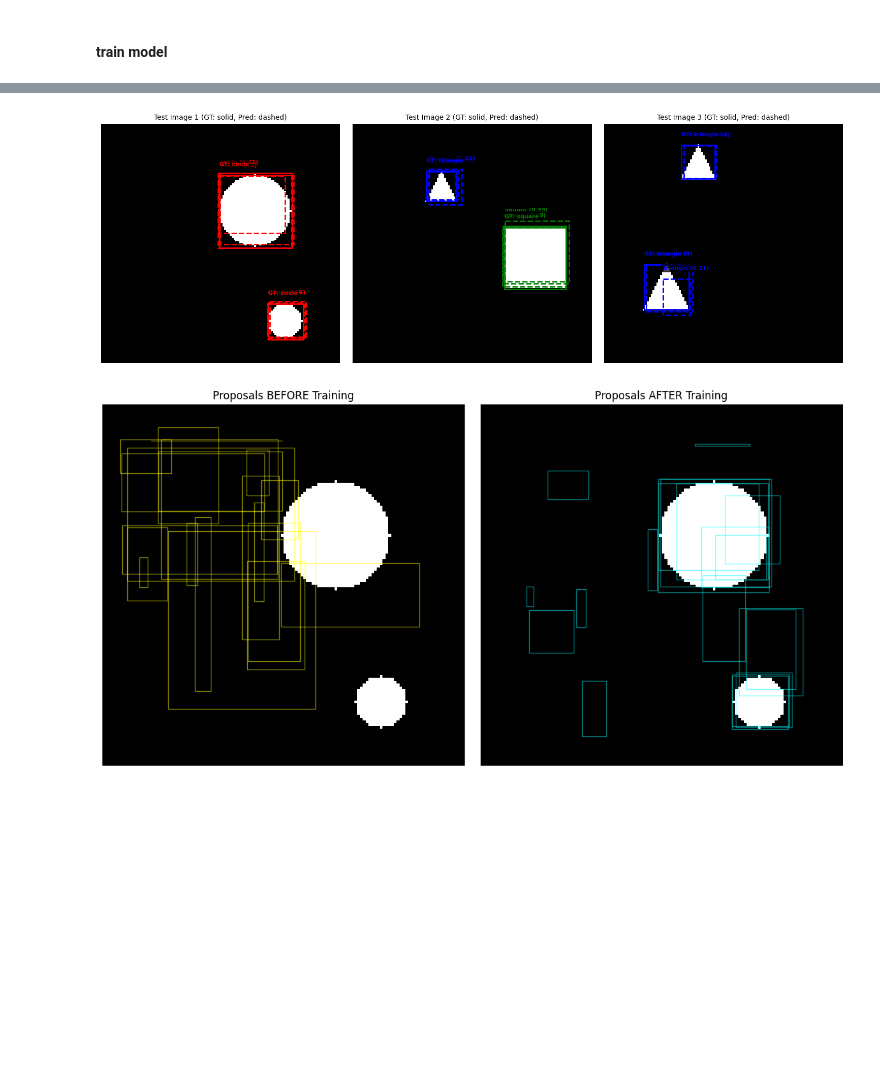
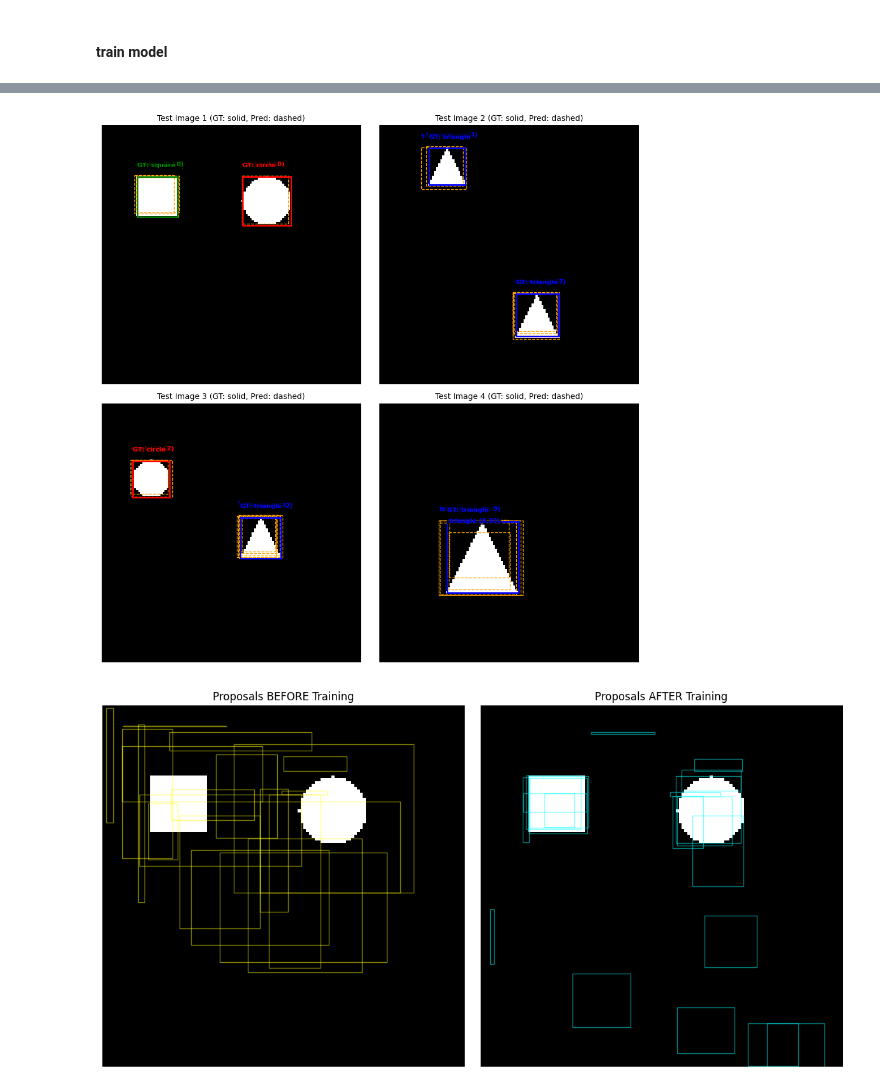
Before and after one commit to AmirhosseinRHT/Deep-Neural-Networks-Projects, a Jupyter notebook: HW3/main.ipynb, the cells around one changed output, grey strips where cells are left out. Cells and saved outputs as stored; diff of their text form; code cells hidden in the pictures; blank space fills up the shorter version.

```diff
--- a/HW3/main.ipynb
+++ b/HW3/main.ipynb
@@ -213,7 +212,7 @@ from scipy.optimize import linear_sum_assignment
 import matplotlib.pyplot as plt
 import matplotlib.patches as patches
 
-class DynamicInstanceInteractiveHead(nn.Module):
+class DynamicInteractiveHead(nn.Module):
     def __init__(self, in_channels: int, hidden_dim: int, num_classes: int, roi_output_size: tuple):
 
         super().__init__()
@@ -379,7 +378,7 @@ class Sparse_RCNN(nn.Module):
         return torch.stack([new_x, new_y, new_w, new_h], dim=-1)
 # %%
 class HungarianMatcher(nn.Module):
-    def __init__(self, class_cost=1, bbox_cost=5):
+    def __init__(self, class_cost=2, bbox_cost=5):
         super().__init__()
         self.class_cost = class_cost
         self.bbox_cost = bbox_cost
@@ -407,8 +406,8 @@ class HungarianMatcher(nn.Module):
                            torch.as_tensor(assigned_targets)))
         return indices
 # %%
-class SetCriterion(nn.Module):
-    def __init__(self, num_classes, matcher, class_weight=1.0, bbox_weight=5.0):
+class LossCriterion(nn.Module):
+    def __init__(self, num_classes, matcher, class_weight=2.0, bbox_weight=5.0):
         super().__init__()
         self.num_classes = num_classes
         self.matcher = matcher
@@ -464,9 +463,9 @@ model = Sparse_RCNN(
 ).to(device)
 
 optimizer = torch.optim.Adam(model.parameters(), lr=5e-5)
-matcher = HungarianMatcher(class_cost=1, bbox_cost=5)
-criterion = SetCriterion(num_classes=NUM_CLASSES, matcher=matcher,
-                         class_weight=1.0, bbox_weight=5.0)
+matcher = HungarianMatcher(class_cost=2, bbox_cost=5)
+criterion = LossCriterion(num_classes=NUM_CLASSES, matcher=matcher,
+                         class_weight=2.0, bbox_weight=5.0)
 
 num_epochs = 40
 train_losses = []
@@ -486,9 +485,8 @@ for epoch in range(num_epochs):
         optimizer.step()
         epoch_loss += loss.item()
 
-    avg_loss = epoch_loss / len(train_loader)
-    train_losses.append(avg_loss)
-    print(f'Epoch {epoch+1}/{num_epochs}, Loss: {avg_loss:.4f}')
+    train_losses.append(epoch_loss)
+    print(f'Epoch {epoch+1}/{num_epochs}, Loss: {epoch_loss:.4f}')
 
 
 plt.figure(figsize=(10, 5))
@@ -662,59 +659,64 @@ model.eval()
 
 CONFIDENCE_THRESHOLD = 0.3
 
-fig, axes = plt.subplots(1, 3, figsize=(15, 5))
+fig, axes = plt.subplots(2, 2, figsize=(10, 10))
 
 with torch.no_grad():
-    for idx, (image, target) in enumerate(zip(X_test[:3], y_test[:3])):
+    for idx, (image, target) in enumerate(zip(X_test[10:14], y_test[10:14])):
+        row = idx // 2
+        col = idx % 2
+
         img_tensor = torch.tensor(image, dtype=torch.float32).unsqueeze(0).unsqueeze(0).to(device)
         class_logits, pred_boxes = model(img_tensor)
         class_probs = F.softmax(class_logits, dim=-1).cpu().numpy()[0]
         pred_boxes_np = pred_boxes.cpu().numpy()[0]
+
         valid_predictions = extract_valid_predictions(class_probs, pred_boxes_np, CONFIDENCE_THRESHOLD)
+
         img_rgb = np.stack([image, image, image], axis=2)
-        axes[idx].imshow(img_rgb)
+        axes[row, col].imshow(img_rgb)
 
         for pred in valid_predictions:
             x1, y1, x2, y2 = pred['box']
             score = pred['score']
             pred_class = pred['class']
 
             rect = patches.Rectangle(
                 (x1, y1), x2-x1, y2-y1,
-                linewidth=2, edgecolor=COLORS[pred_class],
+                linewidth=1, edgecolor="orange",
                 facecolor='none', linestyle='--'
             )
-            axes[idx].add_patch(rect)
-            axes[idx].text(
+            axes[row, col].add_patch(rect)
+            axes[row, col].text(
                 x1, y1-5, f"{CLASS_NAMES[pred_class]} ({score:.2f})",
                 color=COLORS[pred_class], fontsize=8, weight='bold',
                 bbox=dict(boxstyle="round,pad=0.2", facecolor='black', alpha=0.7)
             )
 
         for shape in target:
             x, y, w, h = shape['bbox']
             label = shape['label']
 
             rect = patches.Rectangle(
                 (x, y), w, h,
                 linewidth=2, edgecolor=COLORS[label], facecolor='none'
             )
-            axes[idx].add_patch(rect)
-            axes[idx].text(
+            axes[row, col].add_patch(rect)
+            axes[row, col].text(
                 x, y-5, f"GT: {CLASS_NAMES[label]}",
                 color=COLORS[label], fontsize=8, weight='bold',
                 bbox=dict(boxstyle="round,pad=0.2", facecolor='black', alpha=0.7)
             )
 
-        axes[idx].set_title(f'Test Image {idx+1} (GT: solid, Pred: dashed)', fontsize=10)
-        axes[idx].axis('off')
+        axes[row, col].set_title(f'Test Image {idx+1} (GT: solid, Pred: dashed)', fontsize=10)
+        axes[row, col].axis('off')
 
 plt.tight_layout()
 plt.show()
 # %% [output]
-[figure, old version]
+[figure, new version]
 # %%
-sample_image = torch.tensor(X_test[0], dtype=torch.float32).unsqueeze(0).unsqueeze(0).to(device)
+sample_image = torch.tensor(X_test[10], dtype=torch.float32).unsqueeze(0).unsqueeze(0).to(device)
 
 model.eval()
 with torch.no_grad():
@@ -723,7 +725,7 @@ with torch.no_grad():
     final_boxes = final_boxes.cpu().numpy()[0]
 
 def draw_proposals(ax, boxes, title, color, alpha=0.5):
-    img_display = np.stack([X_test[0], X_test[0], X_test[0]], axis=2)
+    img_display = np.stack([X_test[10], X_test[10], X_test[10]], axis=2)
     ax.imshow(img_display)
 
     for box in boxes:
@@ -750,4 +752,4 @@ draw_proposals(axes[1], final_boxes, 'Proposals AFTER Training', 'cyan', 0.5)
 plt.tight_layout()
 plt.show()
 # %% [output]
-[figure, old version]
+[figure, new version]
```
Also changed, not shown: parts of 5 cells of this notebook, 1 other file.
